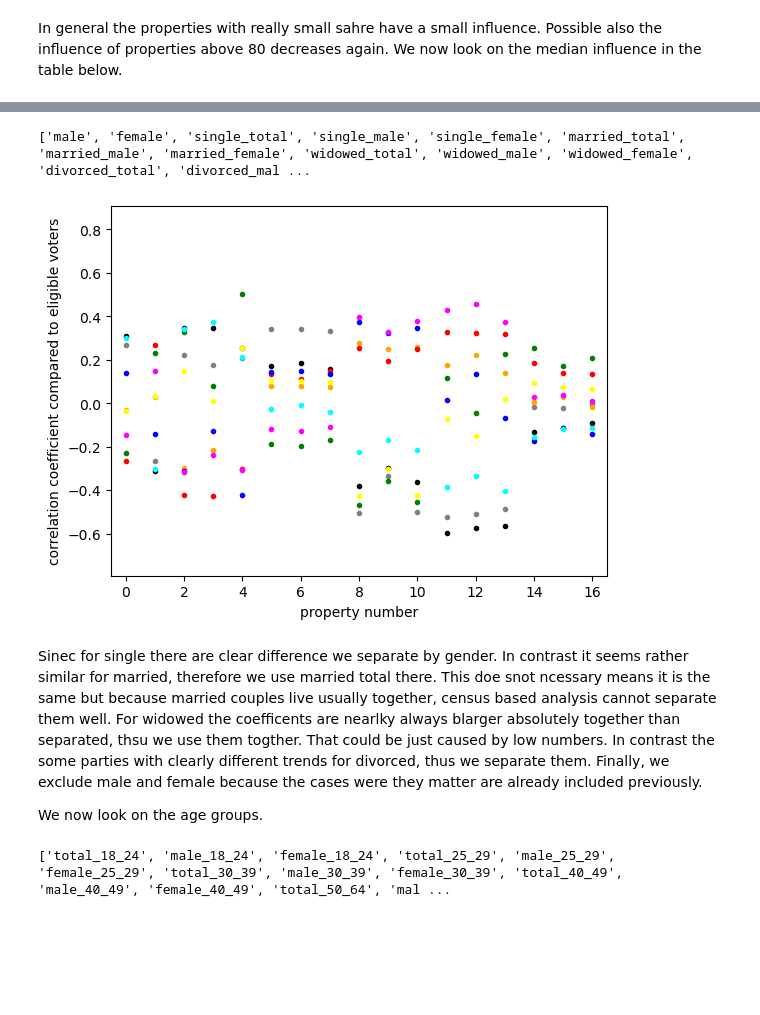
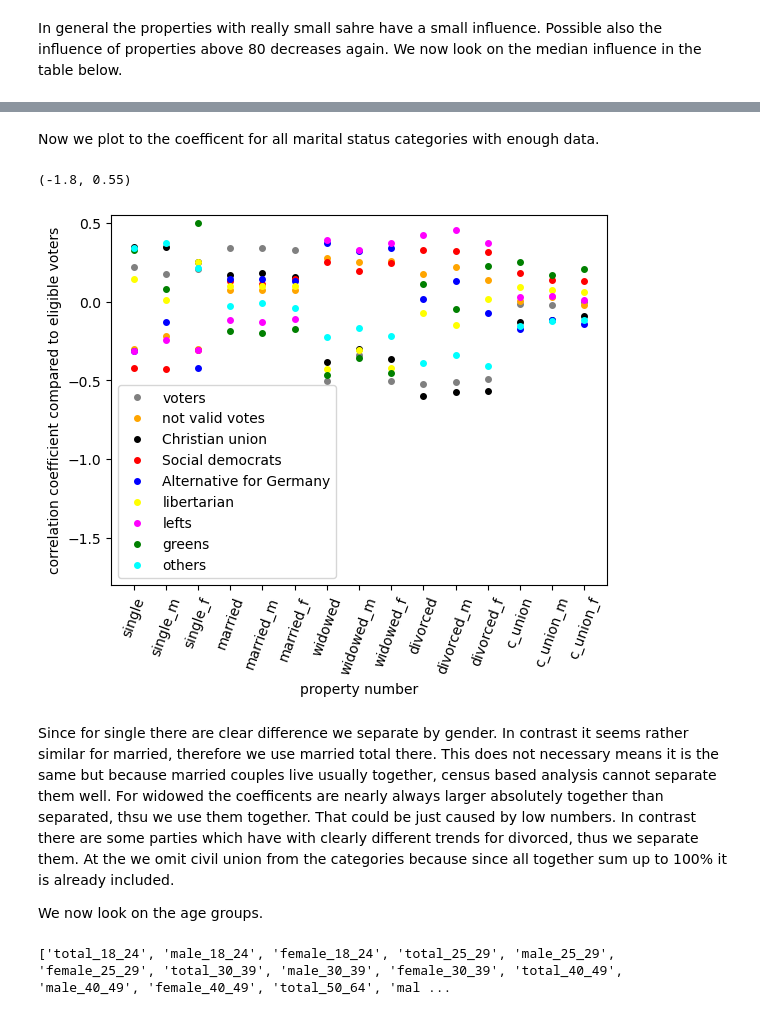
Before and after one commit to tkfritz/Germany-election, a Jupyter notebook: germany_linear.ipynb, the cells around one changed output, grey strips where cells are left out. Drawn from its saved outputs; the diff is of its cells as text; code cells hidden in the pictures; blank space fills up the shorter version.

```diff
--- a/germany_linear.ipynb
+++ b/germany_linear.ipynb
@@ -1068,3 +1068,13 @@ print("including 122 there is most information there")
 [5088. 5088. 5088. 1462. 1462. 1458. 1400. 1366.  986. 1447.]
 including 122 there is most information there
 [figure]
+# %%
+#looking at the ince with at least a limit of 10000, at most 1462 units (could add about 300 by using counties minus towns in them )
+for i in range (123,len(column_names)):
+    if(stat[6,i]<1000):
+        print(column_names[i])
+        print(stat[3,i])
+        print(stat[3,i]/max(stat[3,123:len(column_names)]))
+        print(stat[6,i]/max(stat[6,123:len(column_names)]))
+        print(f"number of locations {stat[6,i]}")
+#some have few       but not many and often not directly important like migrations, and school based and misisng data ones
@@ -1348,24 +1430,27 @@ To decided the others we look on more plots. First for the marriage status below
+# %% [markdown]
+Now we plot to the coefficent for all marital status categories with enough data.
 # %%
-plt.plot(pop[2],corr1[0],'o',ms=3,color='gray',label='voters')
-plt.plot(pop[2],corr1[1],'o',ms=3,color='orange',label='not valid votes')
-plt.plot(pop[2],(corr1[3]),'o',ms=3,color='black',label='Christian union')
-plt.plot(pop[2],corr1[4],'o',ms=3,color='red',label='Social democrats')
-plt.plot(pop[2],corr1[5],'o',ms=3,color='blue',label='Alternative for Germany')
-plt.plot(pop[2],corr1[6],'o',ms=3,color='yellow',label='libertarian')
-plt.plot(pop[2],corr1[7],'o',ms=3,color='magenta',label='lefts')
-plt.plot(pop[2],corr1[8],'o',ms=3,color='green',label='greens')
-plt.plot(pop[2],corr1[9],'o',ms=3,color='cyan',label='others')
-#plt.legend(loc="best") too big improve add also labels and betetr symbols
+listpl1=['single', 'single_m', 'single_f', 'married', 'married_m', 'married_f', 'widowed', 'widowed_m', 'widowed_f', 'divorced', 'divorced_m', 'divorced_f', 'c_union', 'c_union_m', 'c_union_f']
+plt.plot(listpl1,corr1[0,2:17],'o',ms=4,color='gray',label='voters')
+plt.plot(listpl1,corr1[1,2:17],'o',ms=4,color='orange',label='not valid votes')
+plt.plot(listpl1,(corr1[3,2:17]),'o',ms=4,color='black',label='Christian union')
+plt.plot(listpl1,corr1[4,2:17],'o',ms=4,color='red',label='Social democrats')
+plt.plot(listpl1,corr1[5,2:17],'o',ms=4,color='blue',label='Alternative for Germany')
+plt.plot(listpl1,corr1[6,2:17],'o',ms=4,color='yellow',label='libertarian')
+plt.plot(listpl1,corr1[7,2:17],'o',ms=4,color='magenta',label='lefts')
+plt.plot(listpl1,corr1[8,2:17],'o',ms=4,color='green',label='greens')
+plt.plot(listpl1,corr1[9,2:17],'o',ms=4,color='cyan',label='others')
+plt.legend(loc="best")
 plt.xlabel("property number")
+plt.xticks(rotation=70)
 plt.ylabel("correlation coefficient compared to eligible voters")
-#plt.xscale("log")
-plt.xlim(-0.5,16.5)
-print(listg1[0:17])
+plt.ylim(-1.8,0.55)
 # %% [output]
-['male', 'female', 'single_total', 'single_male', 'single_female', 'married_total', 'married_male', 'married_female', 'widowed_total', 'widowed_male', 'widowed_female', 'divorced_total', 'divorced_mal ...
+(-1.8, 0.55)
-[figure, old version]
+[figure, new version]
 # %% [markdown]
-Sinec for single there are clear difference we separate by gender. In contrast it seems rather similar for married, therefore we use married total there. This doe snot ncessary means it is the same but because married couples live usually together, census based analysis cannot separate them well. For widowed the coefficents are nearlky always blarger absolutely together than separated, thsu we use them togther. That could be just caused by low numbers. In contrast the some parties with clearly different trends for divorced, thus we separate them. Finally, we exclude male and female because the cases were they matter are already included previously.
+Since for single there are clear difference we separate by gender. In contrast it seems rather similar for married, therefore we use married total there. This does not necessary means it is the same but because married couples live usually together, census based analysis cannot separate them well. For widowed the coefficents are nearly always larger absolutely together than separated, thsu we use them together. That could be just caused by low numbers. In contrast there are some parties which have with clearly different trends for divorced, thus we separate them.  At the we omit civil union from the categories because since all together sum up to 100% it is already included.
+
 
 We now look on the age groups.
 # %%
```
Also changed, not shown: parts of 59 cells of this notebook.
